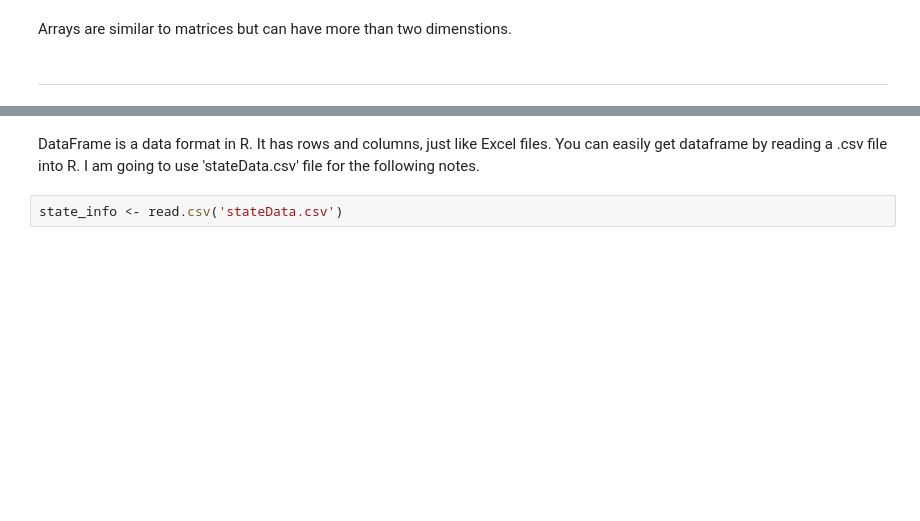
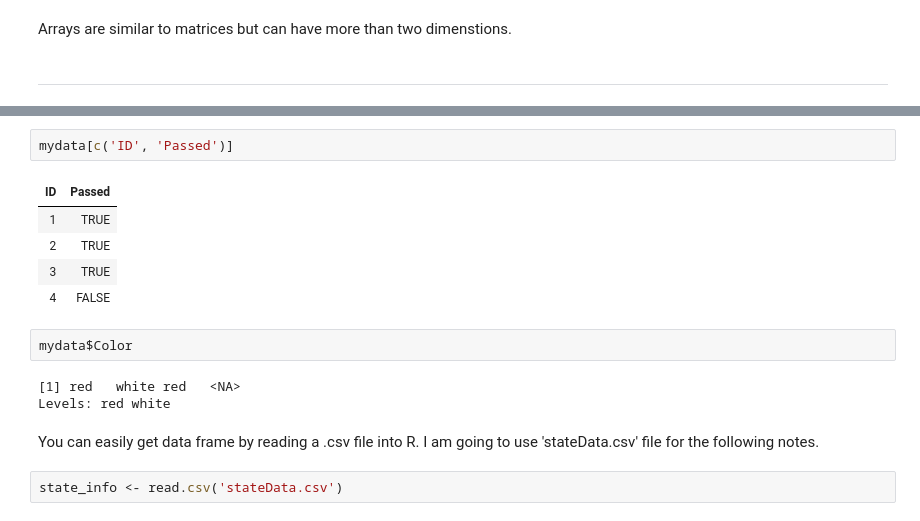
Before and after one commit to mukerong/Toolkit, a Jupyter notebook: R/R-Basics.ipynb, the cells around one changed output, grey strips where cells are left out. Drawn from its saved outputs; the diff is of its cells as text; blank space fills up the shorter version.

```diff
--- a/R/R-Basics.ipynb
+++ b/R/R-Basics.ipynb
@@ -142,5 +167,18 @@ Arrays are similar to matrices but can have more than two dimenstions.
+# %%
+mydata[c('ID', 'Passed')]
+# %% [output]
+| ID | Passed |
+| 1 | TRUE |
+| 2 | TRUE |
+| 3 | TRUE |
+| 4 | FALSE |
+# %%
+mydata$Color
+# %% [output]
+[1] red   white red   <NA>
+Levels: red white
 # %% [markdown]
-DataFrame is a data format in R. It has rows and columns, just like Excel files. You can easily get dataframe by reading a .csv file into R. I am going to use 'stateData.csv' file for the following notes.
+You can easily get data frame by reading a .csv file into R. I am going to use 'stateData.csv' file for the following notes.
 # %%
 state_info <- read.csv('stateData.csv')
 # %% [markdown]
```
Also changed, not shown: parts of 20 cells of this notebook.
